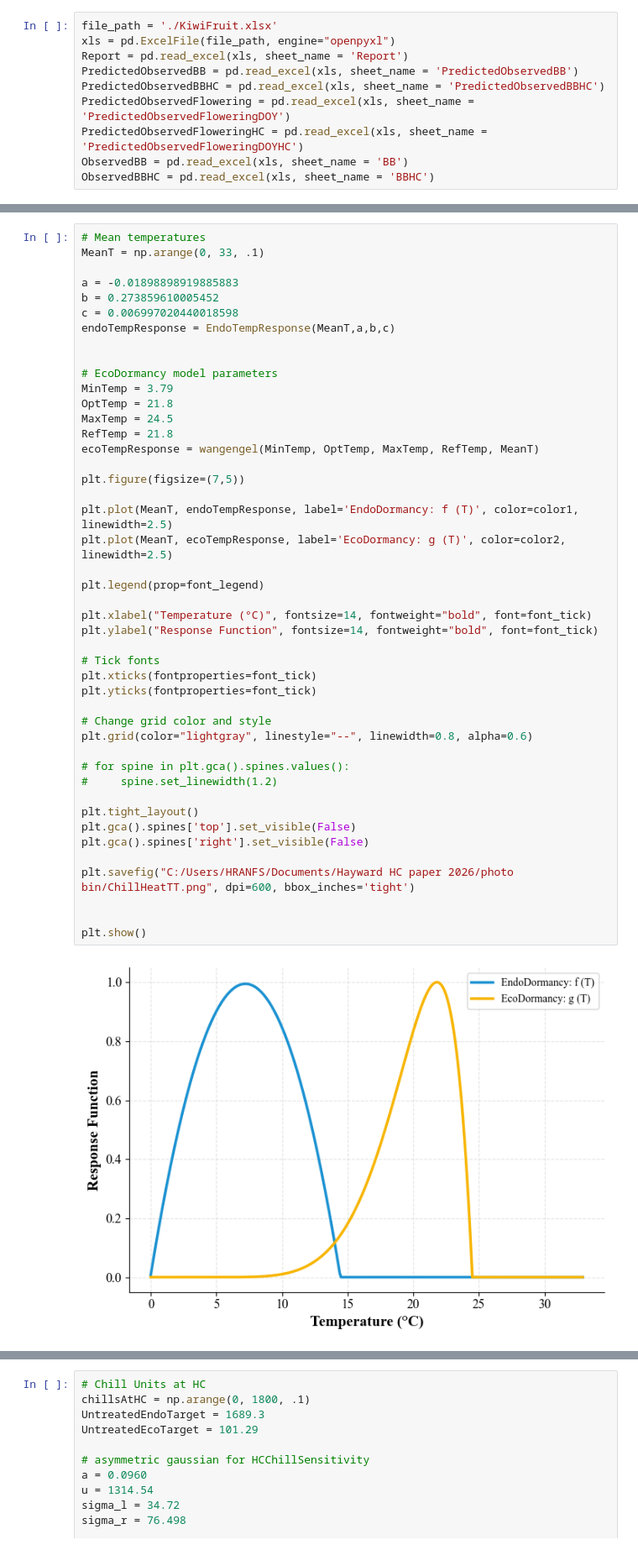
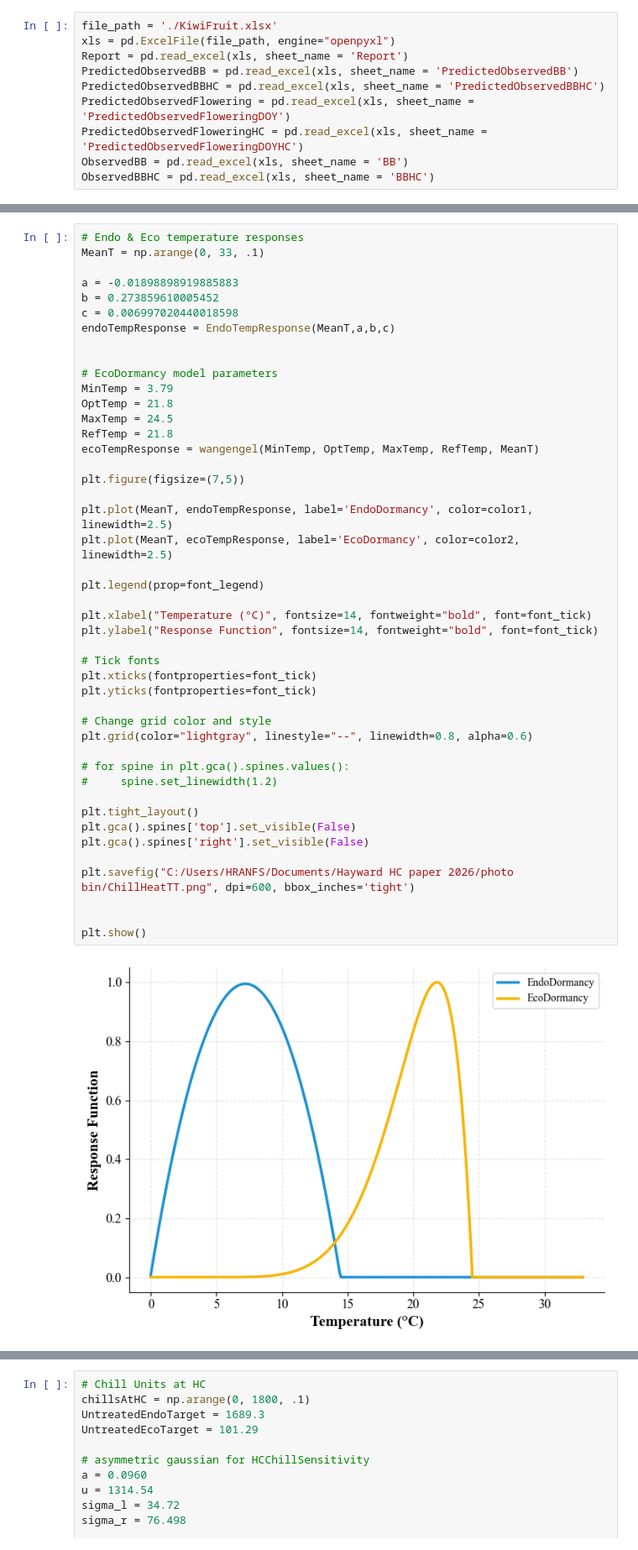
Before and after one commit to Niloofar-Sh/PlayGround, a Jupyter notebook: HC Dormancy Paper Figures.ipynb, the cells around one changed output, grey strips where cells are left out. Shown at 84% size. Cells and saved outputs as stored; diff of their text form.

```diff
--- a/HC Dormancy Paper Figures.ipynb
+++ b/HC Dormancy Paper Figures.ipynb
@@ -157,5 +184,5 @@ def load_weather(weather_path, obs_year):
 # %%
-# Mean temperatures
+# Endo & Eco temperature responses
 MeanT = np.arange(0, 33, .1)
 
 a = -0.01898898919885883
@@ -171,34 +198,34 @@ MaxTemp = 24.5
 RefTemp = 21.8
 ecoTempResponse = wangengel(MinTemp, OptTemp, MaxTemp, RefTemp, MeanT)
 
 plt.figure(figsize=(7,5))
 
-plt.plot(MeanT, endoTempResponse, label='EndoDormancy: f (T)', color=color1, linewidth=2.5)
-plt.plot(MeanT, ecoTempResponse, label='EcoDormancy: g (T)', color=color2, linewidth=2.5)
+plt.plot(MeanT, endoTempResponse, label='EndoDormancy', color=color1, linewidth=2.5)
+plt.plot(MeanT, ecoTempResponse, label='EcoDormancy', color=color2, linewidth=2.5)
 
 plt.legend(prop=font_legend)
 
 plt.xlabel("Temperature (°C)", fontsize=14, fontweight="bold", font=font_tick)
 plt.ylabel("Response Function", fontsize=14, fontweight="bold", font=font_tick)
 
 # Tick fonts
 plt.xticks(fontproperties=font_tick)
 plt.yticks(fontproperties=font_tick)
 
 # Change grid color and style
 plt.grid(color="lightgray", linestyle="--", linewidth=0.8, alpha=0.6)
 
 # for spine in plt.gca().spines.values():
 #     spine.set_linewidth(1.2)
 
 plt.tight_layout()
 plt.gca().spines['top'].set_visible(False)
 plt.gca().spines['right'].set_visible(False)
 
 plt.savefig("C:/Users/HRANFS/Documents/Hayward HC paper 2026/photo bin/ChillHeatTT.png", dpi=600, bbox_inches='tight')
 
 
 plt.show()
 # %% [output]
-[figure, old version]
+[figure, new version]
 # %%
```
Also changed, not shown: parts of 21 cells of this notebook, 3 other files.
